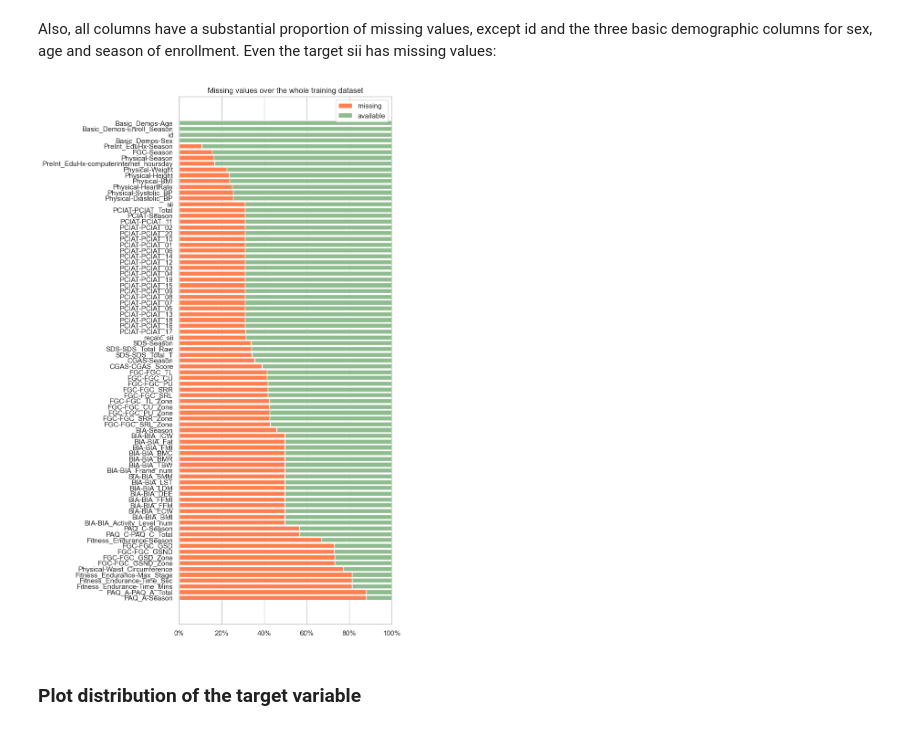
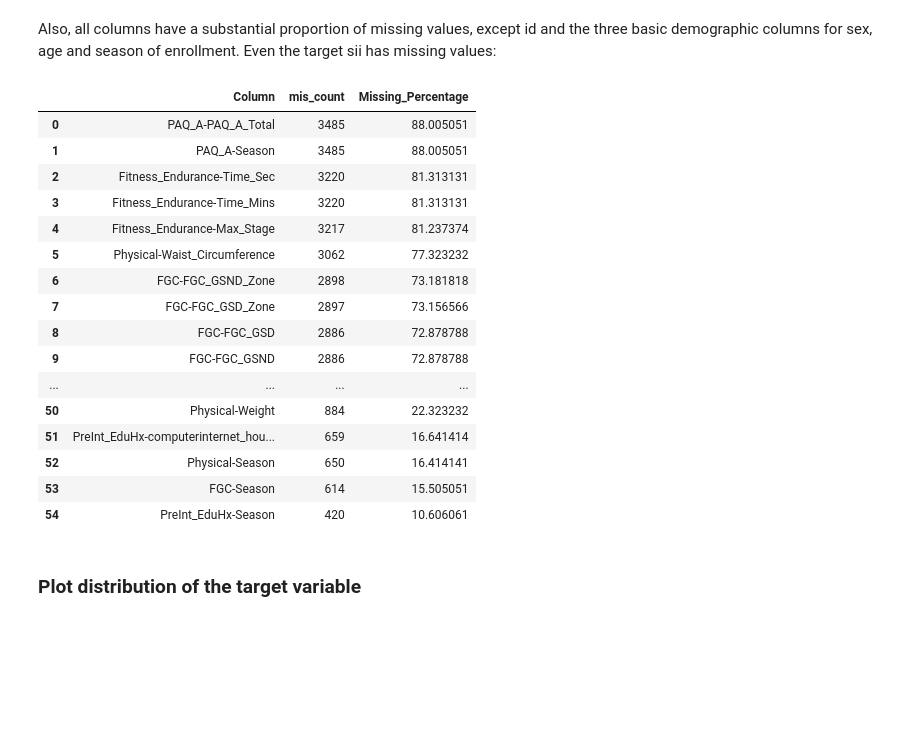
Before and after one commit to quangdatltw/INT3405E_56_ML_Child-Mind-Institute, a Jupyter notebook: Report.ipynb, the cells around one changed output. Saved outputs shown, nothing was run; the diff lists cells and outputs as text; code cells hidden in the pictures; blank space fills up the shorter version.

```diff
--- a/Report.ipynb
+++ b/Report.ipynb
@@ -179,31 +161,39 @@ For now, we can conclude that the SII score is sometimes incorrect.
 # %% [markdown]
 Also, all columns have a substantial proportion of missing values, except id and the three basic demographic columns for sex, age and season of enrollment. Even the target sii has missing values:
 # %%
-### Plot distribution of the target variable
-from matplotlib.ticker import PercentFormatter
-
-# Calculate the missing values count and ratio
-missing_count = (
-    train.isnull().sum()
-    .reset_index()
-    .rename(columns={0: 'null_count', 'index': 'feature'})
-    .sort_values(by='null_count', ascending=False)
-)
-missing_count['null_ratio'] = missing_count['null_count'] / len(train)
-
-# Plot the missing values
-plt.figure(figsize=(6, 15))
-plt.title('Missing values over the whole training dataset')
-plt.barh(np.arange(len(missing_count)), missing_count['null_ratio'], color='coral', label='missing')
-plt.barh(np.arange(len(missing_count)), 1 - missing_count['null_ratio'], left=missing_count['null_ratio'],
-         color='darkseagreen', label='available')
-plt.yticks(np.arange(len(missing_count)), missing_count['feature'])
-plt.gca().xaxis.set_major_formatter(PercentFormatter(xmax=1, decimals=0))
-plt.xlim(0, 1)
-plt.legend()
-plt.show()
+def missing_data_summary(df):
+    """
+    This function summarizes missing data,
+    showing count and percentage of missing values for each column.
+    """
+    return (pd.DataFrame(df.isna().sum())
+            .reset_index()
+            .rename(columns={'index': 'Column', 0: 'mis_count'})
+            .query('mis_count > 0')
+            .assign(Missing_Percentage=lambda x: x['mis_count'] / df.shape[0] * 100)
+            .sort_values('mis_count', ascending=False)
+            .reset_index(drop=True))
+common_columns = train.columns.intersection(test.columns)
+df_train = train[common_columns].copy()
+missing_data_summary(df_train)
 # %% [output]
-[figure, removed]
+|  | Column | mis_count | Missing_Percentage |
+| 0 | PAQ_A-PAQ_A_Total | 3485 | 88.005051 |
+| 1 | PAQ_A-Season | 3485 | 88.005051 |
+| 2 | Fitness_Endurance-Time_Sec | 3220 | 81.313131 |
+| 3 | Fitness_Endurance-Time_Mins | 3220 | 81.313131 |
+| 4 | Fitness_Endurance-Max_Stage | 3217 | 81.237374 |
+| 5 | Physical-Waist_Circumference | 3062 | 77.323232 |
+| 6 | FGC-FGC_GSND_Zone | 2898 | 73.181818 |
+| 7 | FGC-FGC_GSD_Zone | 2897 | 73.156566 |
+| 8 | FGC-FGC_GSD | 2886 | 72.878788 |
+| 9 | FGC-FGC_GSND | 2886 | 72.878788 |
+| ... | ... | ... | ... |
+| 50 | Physical-Weight | 884 | 22.323232 |
+| 51 | PreInt_EduHx-computerinternet_hou... | 659 | 16.641414 |
+| 52 | Physical-Season | 650 | 16.414141 |
+| 53 | FGC-Season | 614 | 15.505051 |
+| 54 | PreInt_EduHx-Season | 420 | 10.606061 |
 # %% [markdown]
 ### Plot distribution of the target variable
 # %% [markdown]
```
Also changed, not shown: parts of 3 cells of this notebook, 4 other files.
